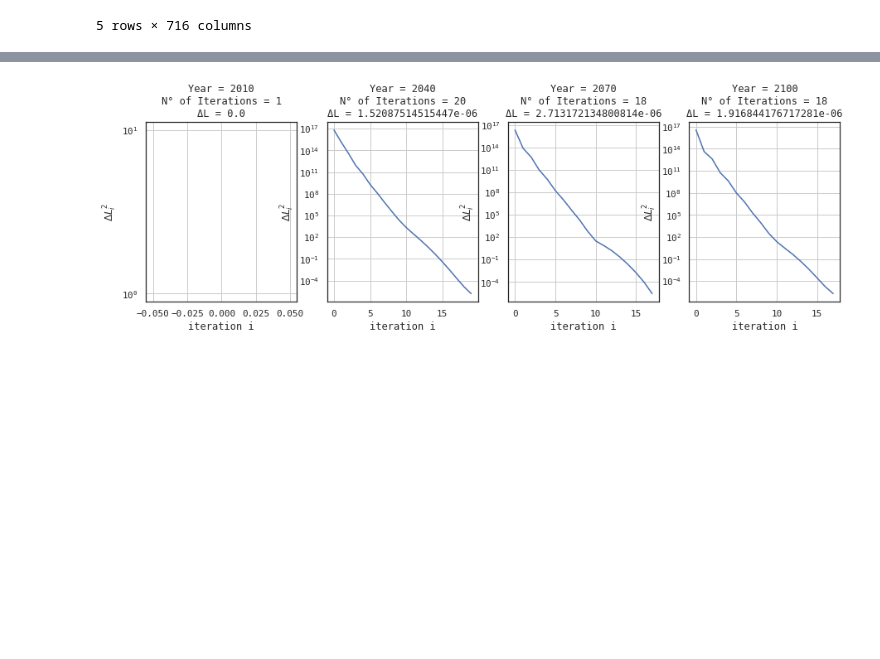
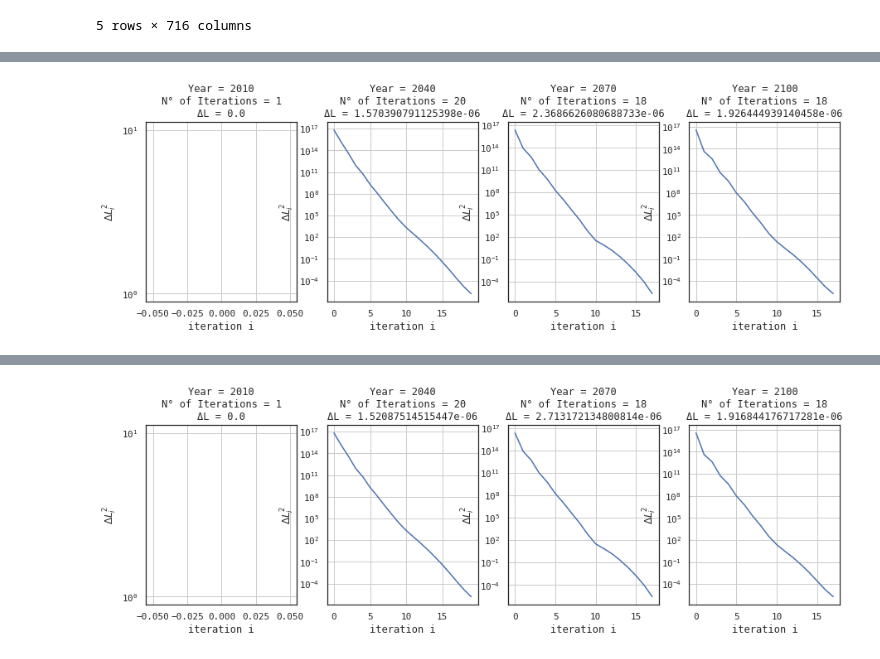
Before and after one commit to hscheewel/GeographyOfClimateMigration, a Jupyter notebook: model.ipynb, the cells around one changed output, grey strips where cells are left out. Saved outputs shown, nothing was run; the diff lists cells and outputs as text; code cells hidden in the pictures; blank space fills up the shorter version.

Commit message:
Add time information to xii and xij in migration calibration

```diff
--- a/model.ipynb
+++ b/model.ipynb
@@ -315,7 +315,7 @@ def calib_migcosts(self,config='full_migration'):
 
         m_aF_s = M_aF_s_hat/(L_a_s_hat - (1-v_n_s)*I_s_hat)
         m_nF_s = M_nF_s_hat/(L_n_s_hat - m_an_s * (L_a_s_hat - (1-v_n_s)*I_s_hat) - v_n_s * I_s_hat)
-        N_a_s = (L_a_s_hat - (1-v_n_s)*I_s_hat) * (1+m_an_s+m_aF_s)
+        N_a_s = (L_a_s_hat - (1-v_n_s)*I_s_hat) * (1 + m_an_s + m_aF_s)
         N_n_s = (L_n_s_hat - m_an_s * (L_a_s_hat - (1-v_n_s)*I_s_hat) - v_n_s * I_s_hat) * (1 + m_nF_s)
         M_aa_s = N_a_s/(1 + m_an_s + m_aF_s)
         M_nn_s = N_n_s/(1 + m_nF_s)
@@ -416,13 +416,13 @@ def calib_migcosts(self,config='full_migration'):
 
     def xii_cal(r, s):
         ''' internal migration cost'''
-        return(1 - self.mii[(r,s,b,t)]**μ * (self.v[(r,s,'d',t)]/self.v[('n',s,'d',t)]))
+        return(1 - self.mii[(r,s,b,2010)]**μ * (self.v[(r,s,'d',2010)]/self.v[('n',s,'d',2010)]))
 
     def xij_cal(r, s):
         '''international migration cost'''
         vorig_over_vdest = np.outer(self.v[(r,s,'d',2010)],1/self.v[('n',s,'d',2010)])\
                             *(1-np.diag(np.ones(len(self.countries))))
-        return(1 - self.mij[(r,s,t)]**μ
+        return(1 - self.mij[(r,s,2010)]**μ
                * pd.DataFrame(vorig_over_vdest,index=self.countries,columns=self.countries))
 
     b = 'd'
@@ -451,8 +451,8 @@ def calib_migcosts(self,config='full_migration'):
             self.xij.loc[:,(r,s)] = np.array(xij_cal(r,s))
 
     # Makes sure that we have no xii or xij < 0 (needs to be checked why this occurs)
-    self.xii = np.maximum(self.xii,0)
-    self.xij = np.maximum(self.xij,0)
+    #self.xii = np.maximum(self.xii,0)
+    #self.xij = np.maximum(self.xij,0)
 
     Mijf = self.MidxDataFrame('ijrsft').fillna(0)
 
@@ -1295,0 +1288,12 @@ AttributeError: 'model' object has no attribute 'v'
+# %%
+m1 = model(name="intermediate, bilateral mig", tol=1e-5, scenario='intermediate')
+m1.correct_south_south()
+m1.calib_kappa()
+m1.calib_A()
+m1.calib_epsilon()
+m1.calib_migcosts()
+m1.fertility()
+m1.simulate(report=True, report_from=0, max_iter=50)
+m1.urbanization()
+# %% [output]
+[figure, added]
```
Also changed, not shown: parts of 4 cells of this notebook.
